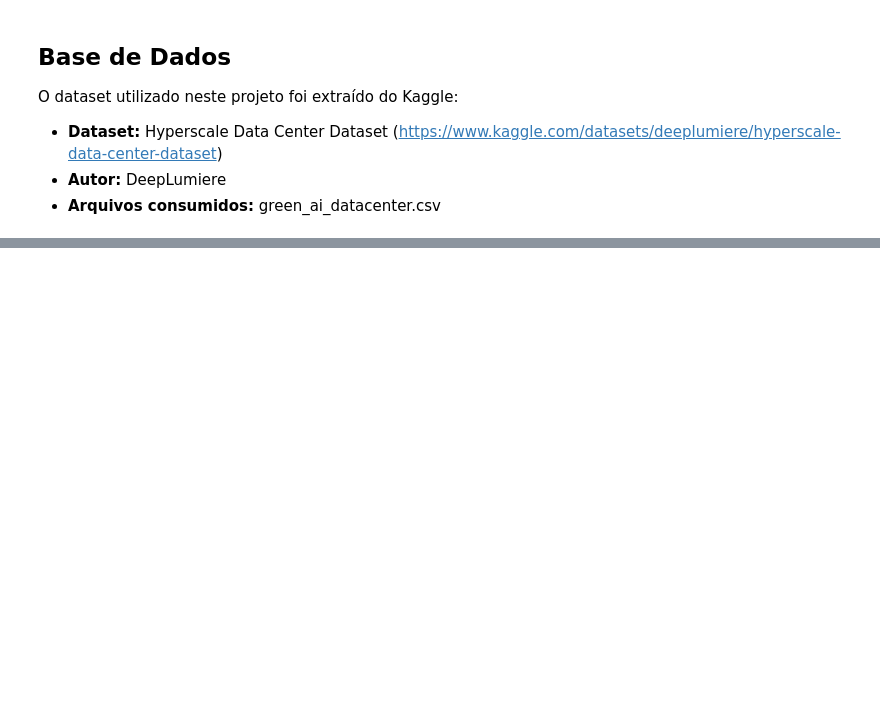
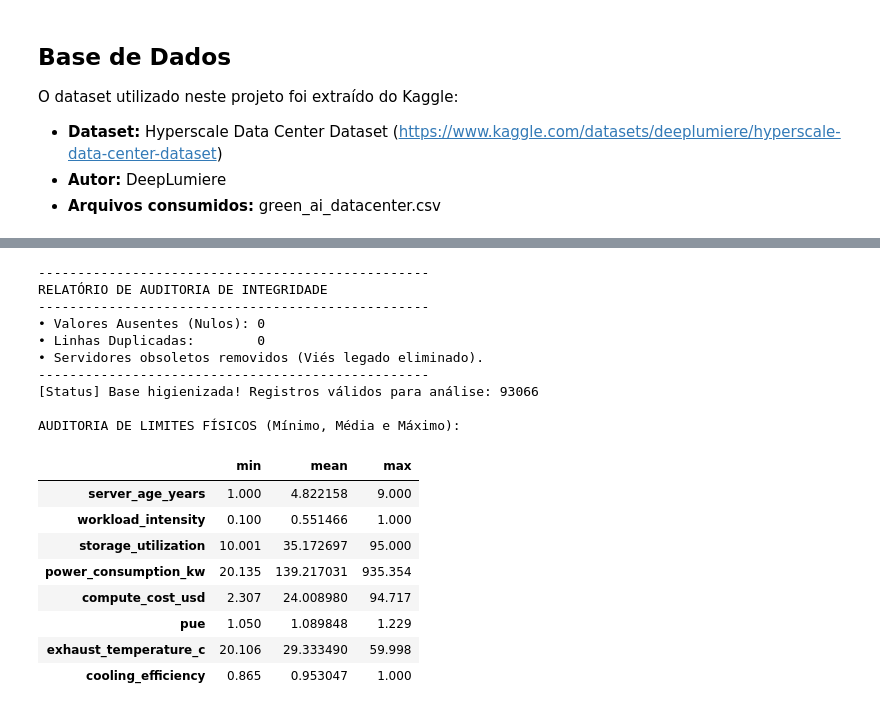
Before and after one commit to gustavo-sardeiro/SSD_mvp-cloud-capacity-planning, a Jupyter notebook: SSD_MVP_Expansao_Datacenter.ipynb, the cells around one changed output, grey strips where cells are left out. Drawn from its saved outputs; the diff is of its cells as text; code cells hidden in the pictures; blank space fills up the shorter version.

```diff
--- a/SSD_MVP_Expansao_Datacenter.ipynb
+++ b/SSD_MVP_Expansao_Datacenter.ipynb
@@ -396,0 +87,72 @@ A consolidação das métricas operacionais demonstra que a infraestrutura compu
+# %%
+# ==============================================================================
+# PASSO 1: RELEVÂNCIA (Isolamento das variáveis de negócio)
+# ==============================================================================
+colunas_relevantes = [
+    "server_age_years",      # Idade do servidor (anos)
+    "workload_intensity",    # Demanda de processamento
+    "storage_utilization",   # Ocupação do armazenamento (%)
+    "power_consumption_kw",  # Consumo de energia (kW)
+    "compute_cost_usd",      # Custo operacional ($)
+    "pue",                   # Eficiência energética
+    "exhaust_temperature_c", # Temperatura de exaustão (°C)
+    "cooling_efficiency"     # Eficiência de refrigeração
+]
+
+# Cria uma tabela inicial apenas com o que importa
+df_auditoria = df_bruto[colunas_relevantes].copy()
+
+# ==============================================================================
+# PASSO 2: COMPLETUDE E CONSISTÊNCIA (Checagem de erros estruturais)
+# ==============================================================================
+# Conta quantas células vazias e quantas linhas repetidas existem
+total_nulos = df_auditoria.isnull().sum().sum()
+total_duplicados = df_auditoria.duplicated().sum()
+
+print("-" * 50)
+print("RELATÓRIO DE AUDITORIA DE INTEGRIDADE")
+print("-" * 50)
+print(f"• Valores Ausentes (Nulos): {total_nulos}")
+print(f"• Linhas Duplicadas:        {total_duplicados}")
+
+# ==============================================================================
+# PASSO 3: HIGIENIZAÇÃO E TRATAMENTO DE VIÉS (Criação do df_clean)
+# ==============================================================================
+# Boa prática universal: remove nulos e duplicados (mesmo se a auditoria der zero)
+df_clean = df_auditoria.drop_duplicates().dropna()
+
+# Correção do Viés Metodológico:
+# Filtra a base para manter apenas servidores em regime operacional padrão (até 9 anos).
+# Isso impede que os servidores obsoletos distorçam a avaliação de custo.
+df_clean = df_clean[df_clean["server_age_years"] <= 9].copy()
+
+print(f"• Servidores obsoletos removidos (Viés legado eliminado).")
+print("-" * 50)
+print(f"[Status] Base higienizada! Registros válidos para análise: {df_clean.shape[0]}\n")
+
+# ==============================================================================
+# PASSO 4: CORREÇÃO E PRECISÃO (Validação de limites físicos)
+# ==============================================================================
+print("AUDITORIA DE LIMITES FÍSICOS (Mínimo, Média e Máximo):")
+# Exibe a estatística descritiva apenas para conferir se os números fazem sentido físico
+display(df_clean.describe().T[["min", "mean", "max"]])
+# %% [output]
+--------------------------------------------------
+RELATÓRIO DE AUDITORIA DE INTEGRIDADE
+--------------------------------------------------
+• Valores Ausentes (Nulos): 0
+• Linhas Duplicadas:        0
+• Servidores obsoletos removidos (Viés legado eliminado).
+--------------------------------------------------
+[Status] Base higienizada! Registros válidos para análise: 93066
+
+AUDITORIA DE LIMITES FÍSICOS (Mínimo, Média e Máximo):
+|  | min | mean | max |
+| server_age_years | 1.000 | 4.822158 | 9.000 |
+| workload_intensity | 0.100 | 0.551466 | 1.000 |
+| storage_utilization | 10.001 | 35.172697 | 95.000 |
+| power_consumption_kw | 20.135 | 139.217031 | 935.354 |
+| compute_cost_usd | 2.307 | 24.008980 | 94.717 |
+| pue | 1.050 | 1.089848 | 1.229 |
+| exhaust_temperature_c | 20.106 | 29.333490 | 59.998 |
+| cooling_efficiency | 0.865 | 0.953047 | 1.000 |
```
Also changed, not shown: parts of 39 cells of this notebook.
